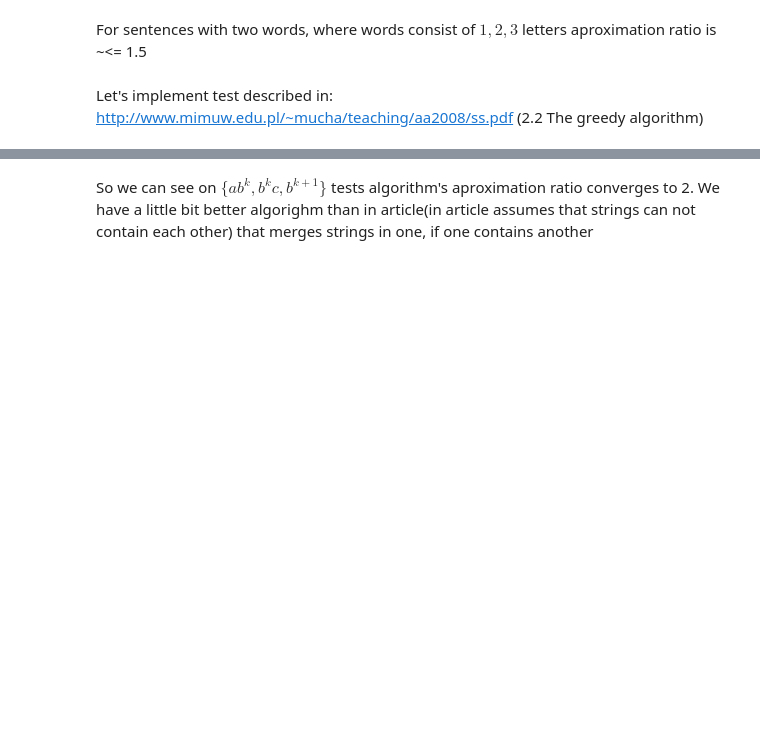
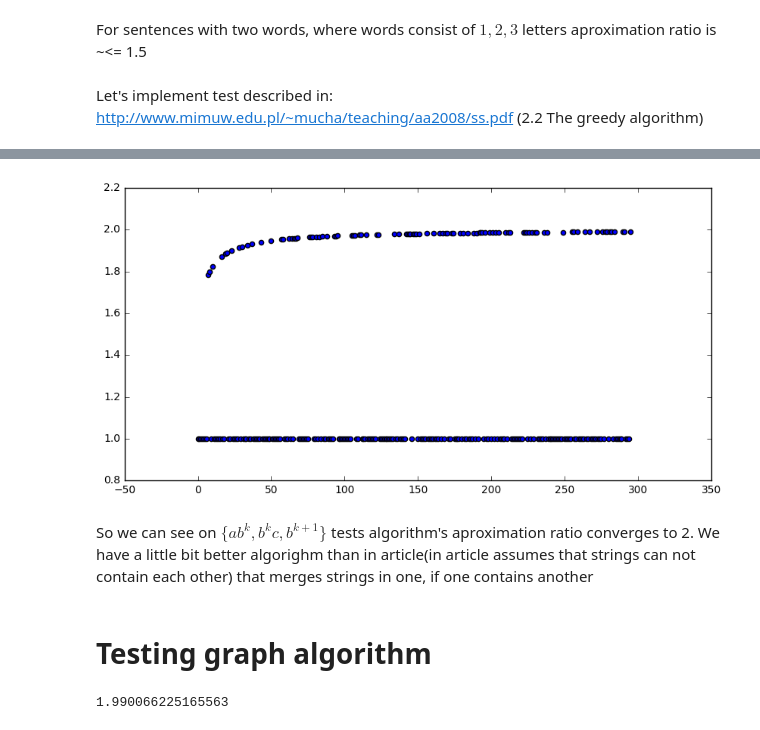
Before and after one commit to deepmipt-VladZhukov/ComputationalComplexityTheoryTask45, a Jupyter notebook: task45_Zhukov_vlad.ipynb, the cells around one changed output, grey strips where cells are left out. Saved outputs shown, nothing was run; the diff lists cells and outputs as text; code cells hidden in the pictures; blank space fills up the shorter version.

Commit message:
add_tests_fixes

```diff
--- a/task45_Zhukov_vlad.ipynb
+++ b/task45_Zhukov_vlad.ipynb
@@ -78,2 +79,21 @@ print (max(res))
+# %%
+plt.figure(figsize=(10, 5))
+plt.scatter(range(len(res)), res)
+plt.show()
+# %% [output]
+[figure, added]
 # %% [markdown]
 So we can see on  $\{ab^k,b^kc,b^{k+1}\}$ tests algorithm's aproximation ratio converges to 2. We have a little bit better algorighm than in article(in article assumes that strings can not contain each other) that merges strings in one, if one contains another
+# %% [markdown]
+# Testing graph algorithm
+# %%
+test = generate_worst_test(4)
+res = list()
+for c in [generate_worst_test(i) for i in range(4, 300)]:
+    algo = src.superstring4(c)
+    l1 = algo.solve()
+    l2 = src.min_max_contain_string(set(c))
+    res.append(((1.0 *len(l1)) / len(l2)))
+print (max(res))
+# %% [output]
+1.990066225165563
```
Also changed, not shown: parts of 12 cells of this notebook, 19 other files.
